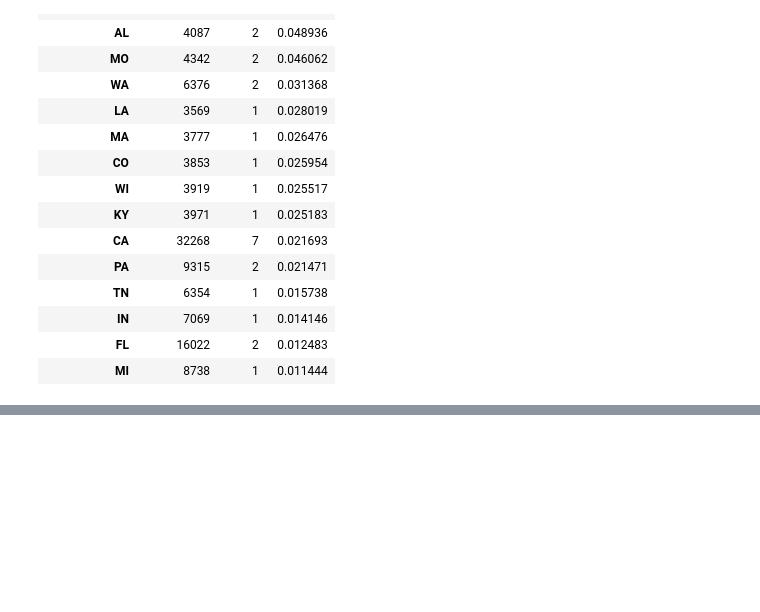
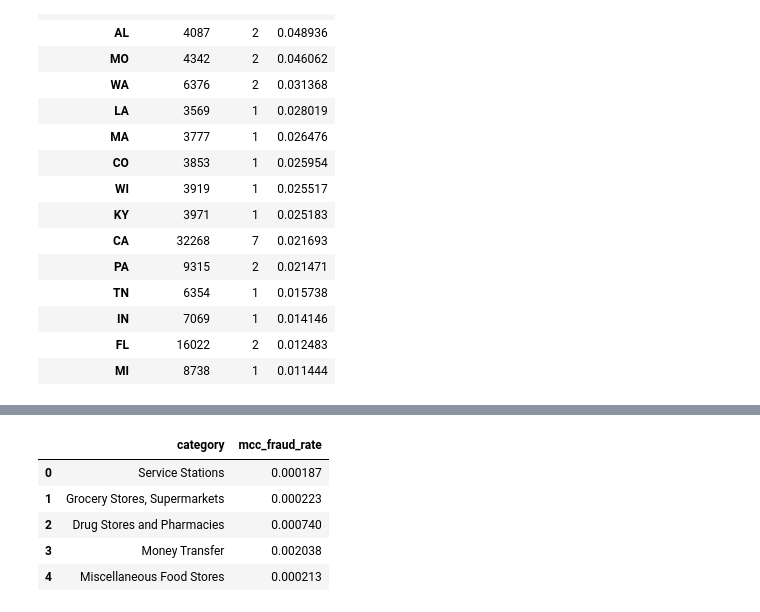
Before and after one commit to kumari-priyanka-22/Finance_ML_Project, a Jupyter notebook: Untitled.ipynb, the cells around one changed output, grey strips where cells are left out. Drawn from its saved outputs; the diff is of its cells as text; code cells hidden in the pictures; blank space fills up the shorter version.

```diff
--- a/Untitled.ipynb
+++ b/Untitled.ipynb
@@ -1204,0 +1330,5 @@ state_fraud_filtered.head(15)
+# %%
+model_df['is_weekend'] = (
+    model_df['day_of_week']
+    .isin(['Saturday', 'Sunday'])
+).astype(int)
@@ -1204,0 +1365,22 @@ state_fraud_filtered.head(15)
+# %%
+mcc_fraud_rate = (
+    model_df
+    .groupby('category')['fraud']
+    .mean()
+)
+# %%
+model_df['mcc_fraud_rate'] = (             #(DATA LEAKAGE)since we are using target column to calculate this
+    model_df['category']
+    .map(mcc_fraud_rate)
+)
+# %%
+model_df[
+    ['category', 'mcc_fraud_rate']
+].head()
+# %% [output]
+|  | category | mcc_fraud_rate |
+| 0 | Service Stations | 0.000187 |
+| 1 | Grocery Stores, Supermarkets | 0.000223 |
+| 2 | Drug Stores and Pharmacies | 0.000740 |
+| 3 | Money Transfer | 0.002038 |
+| 4 | Miscellaneous Food Stores | 0.000213 |
```
Also changed, not shown: parts of 30 cells of this notebook.
